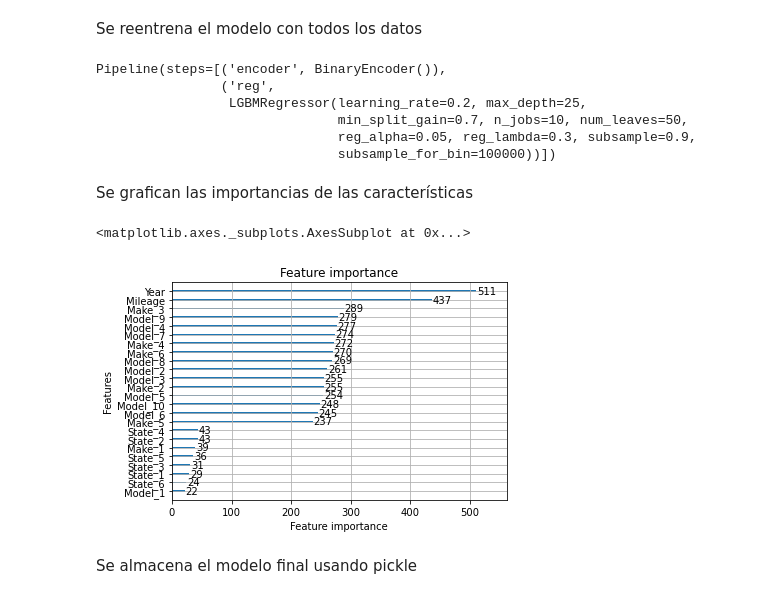
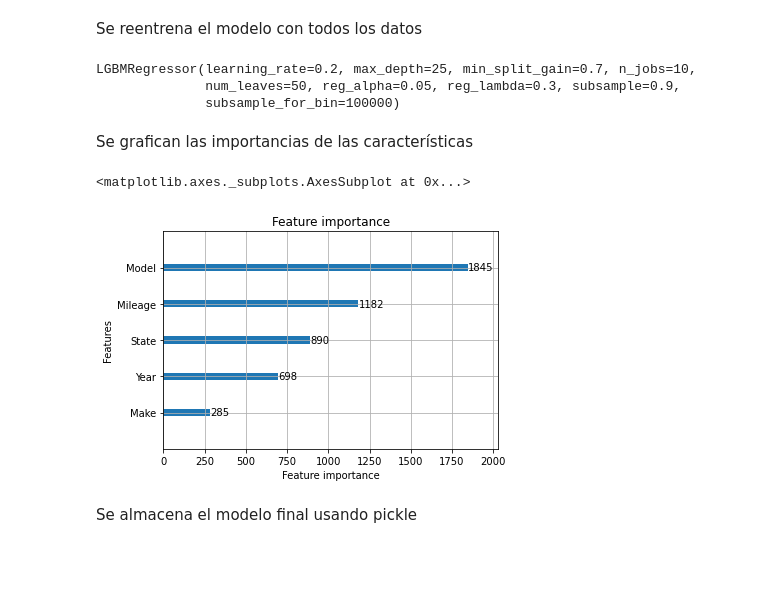
Before and after one commit to zerodarkzone/proyecto2ModelosAvanzados1, a Jupyter notebook: notebook/P2-UsedVehiclePricePrediction.ipynb, the cells around one changed output. Saved outputs shown, nothing was run; the diff lists cells and outputs as text; code cells hidden in the pictures; blank space fills up the shorter version.

Commit message:
updated models

```diff
--- a/notebook/P2-UsedVehiclePricePrediction.ipynb
+++ b/notebook/P2-UsedVehiclePricePrediction.ipynb
@@ -197,0 +202,4 @@ MAE test: 2641.1029418735598
+# %%
+best_lightgbm = best_lightgbm[1]
+# %%
+best_lightgbm.fit(X_train, y_train)
@@ -202,19 +238,18 @@ model = search.best_estimator_.copy()
+# %%
+model = best_lightgbm
 # %%
 model.fit(X, y)
 # %% [output]
-Pipeline(steps=[('encoder', BinaryEncoder()),
-                ('reg',
-                 LGBMRegressor(learning_rate=0.2, max_depth=25,
-                               min_split_gain=0.7, n_jobs=10, num_leaves=50,
-                               reg_alpha=0.05, reg_lambda=0.3, subsample=0.9,
-                               subsample_for_bin=100000))])
+LGBMRegressor(learning_rate=0.2, max_depth=25, min_split_gain=0.7, n_jobs=10,
+              num_leaves=50, reg_alpha=0.05, reg_lambda=0.3, subsample=0.9,
+              subsample_for_bin=100000)
 # %% [markdown]
 Se grafican las importancias de las características
 # %%
-lightgbm.plot_importance(model._final_estimator)
+lightgbm.plot_importance(model)
 # %% [output]
 <matplotlib.axes._subplots.AxesSubplot at 0x...>
-[figure, old version]
+[figure, new version]
 # %% [markdown]
 Se almacena el modelo final usando pickle
 # %%
```
Also changed, not shown: parts of 23 cells of this notebook, 2 other files.
